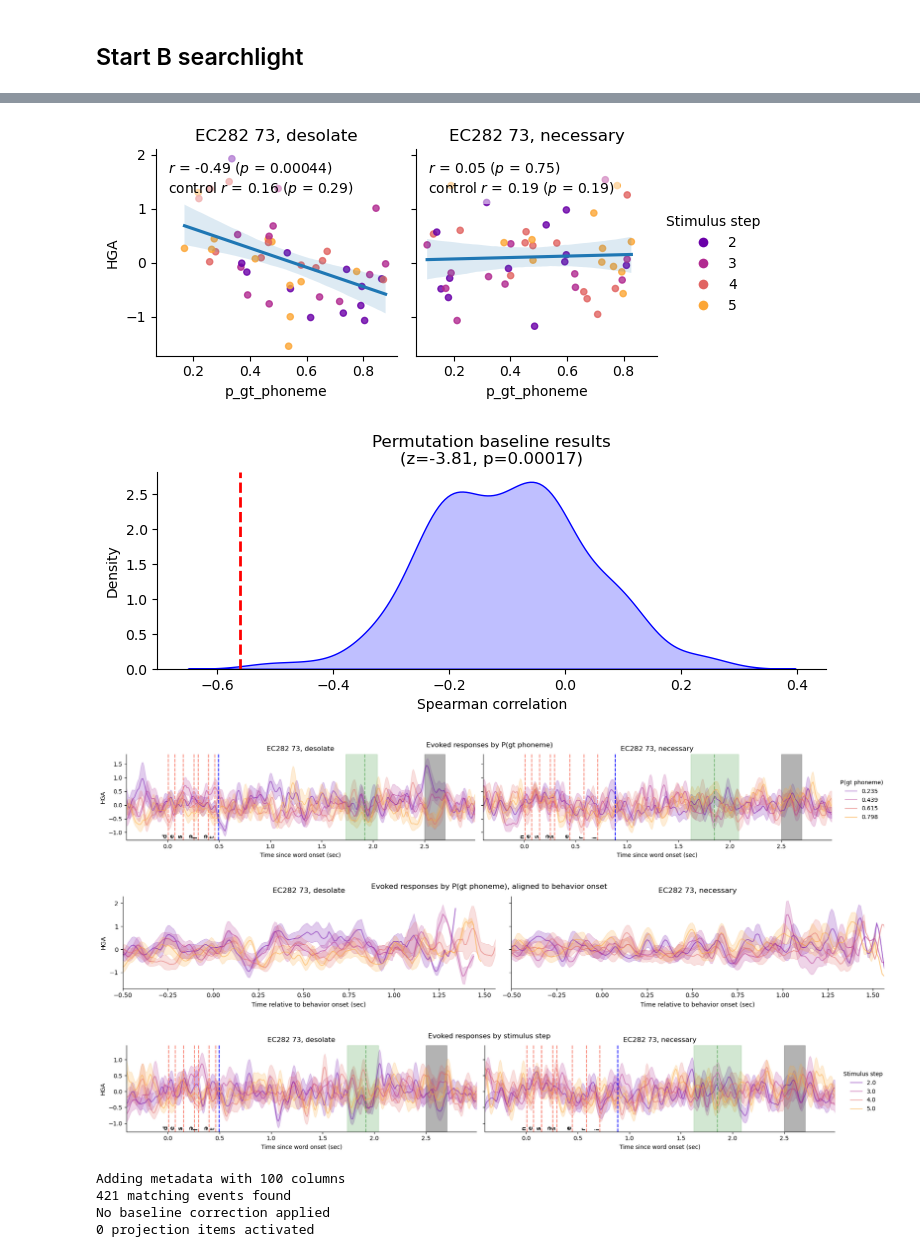
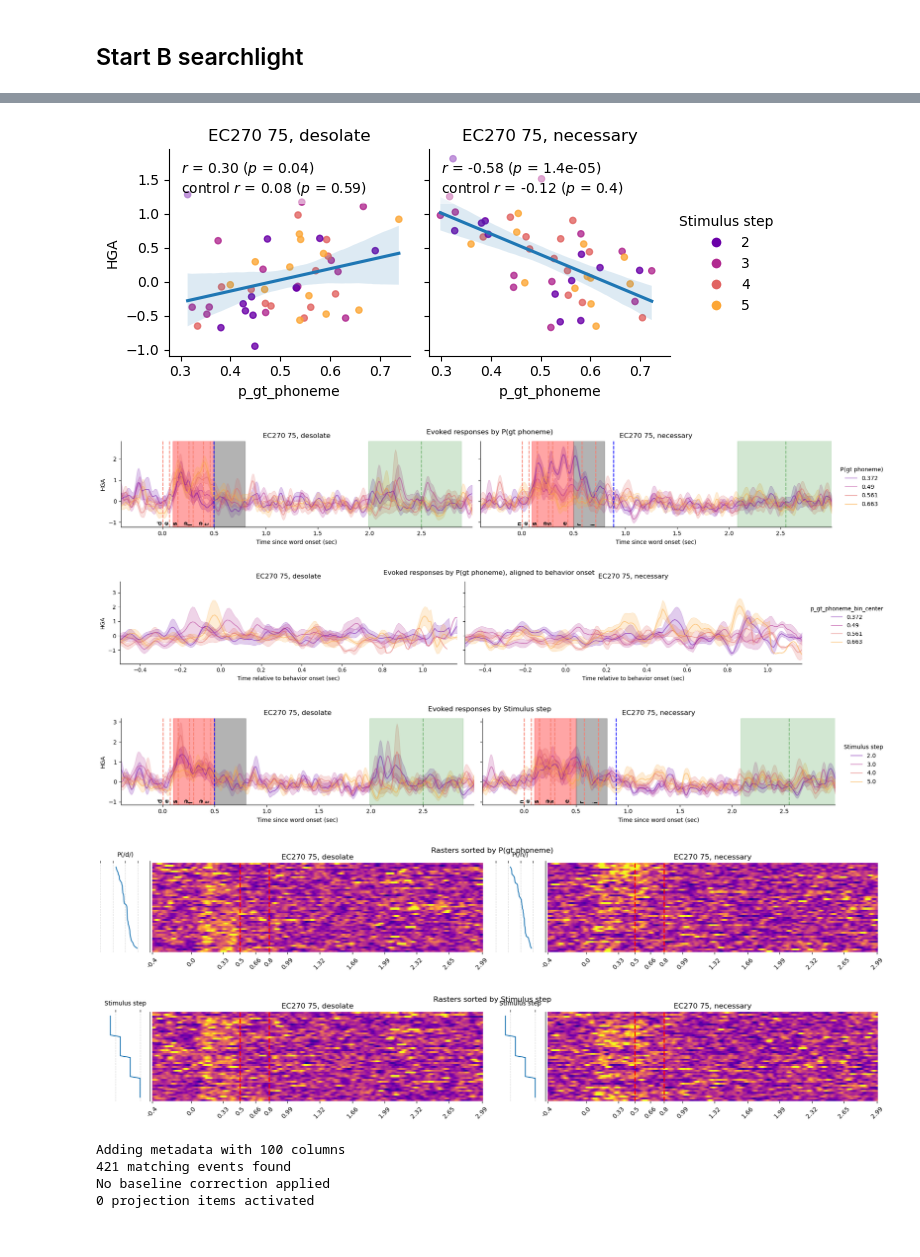
Before and after one commit to hans/barakeet, a Jupyter notebook: notebooks/phoneme_causal4.ipynb, the cells around one changed output, grey strips where cells are left out. Saved outputs shown, nothing was run; the diff lists cells and outputs as text; code cells hidden in the pictures.

```diff
--- a/notebooks/phoneme_causal4.ipynb
+++ b/notebooks/phoneme_causal4.ipynb
@@ -91,3 +134,5 @@ electrode_df
+# %%
+electrode_df = electrode_df.astype({"speech_responsive": bool})
 # %% [markdown]
 ## Model sketch
 # %%
@@ -128,7 +173,7 @@ n_repeats = 10
 split_strategy = "extreme" # "stratify" or "extreme"
 
 for repeat in trange(n_repeats):
-    for population in tqdm(populations):
+    for population in tqdm(populations, leave=False):
         result = run_causal4_analysis(
             epochs, subject=population["subject"],
             phoneme_pair=population["phoneme_pair"],
@@ -441,6 +674,14 @@ def plot_searchlight_response(row):
     plot_key = (subject, phoneme_pair, population_A)
     plot_num_quantiles = 4
     plot_meta = all_results_meta[plot_key, 0]
+
+    population_A_spec = populations_dict[(subject, phoneme_pair, population_A)]
+    population_A_window = population_A_spec["window_a"]
+    # convert to samples
+    population_A_window = (
+        plot_meta.epochs.time_as_index(population_A_window[0])[0],
+        plot_meta.epochs.time_as_index(population_A_window[1])[0],
+    )
 
     # sanity check: test trials are the same across repeats
     test_trial_indices = np.array([all_results_meta[(plot_key, repeat)].test_trial_metadata.index
@@ -480,22 +721,24 @@ def plot_searchlight_response(row):
 
     ####
 
-    # displot showing spearmanr results
-    spearmanr_results = np.array(row.counterfactual_spearmanr_list)
-    g_displot = sns.displot(
-        spearmanr_results,
-        kind="kde", fill=True, color="blue",
-        height=2.5, aspect=3,
-    )
-    spearmanr_obs = row.corr_left if row.p_val_left < row.p_val_right else row.corr_right
-    g_displot.ax.axvline(spearmanr_obs, color="red", linestyle="--", label="Observed", linewidth=2)
-    g_displot.ax.set_xlabel("Spearman correlation")
-    g_displot.ax.set_title(f"Permutation baseline results\n(z={row.counterfactual_test_z:.2f}, p={row.counterfactual_test_p:.2g})")
+    # DEV
+    g_displot = None
+    # # displot showing spearmanr results
+    # spearmanr_results = np.array(row.counterfactual_spearmanr_list)
+    # g_displot = sns.displot(
+    #     spearmanr_results,
+    #     kind="kde", fill=True, color="blue",
+    #     height=2.5, aspect=3,
+    # )
+    # spearmanr_obs = row.corr_left if row.p_val_left < row.p_val_right else row.corr_right
+    # g_displot.ax.axvline(spearmanr_obs, color="red", linestyle="--", label="Observed", linewidth=2)
+    # g_displot.ax.set_xlabel("Spearman correlation")
+    # g_displot.ax.set_title(f"Permutation baseline results\n(z={row.counterfactual_test_z:.2f}, p={row.counterfactual_test_p:.2g})")
 
     ####
 
     g = causal4.plot_causal4_evoked(
-        plot_meta, plot_meta_df, subject, population_B_window,
+        plot_meta, plot_meta_df, subject, population_A_window, population_B_window,
         hue="p_gt_phoneme_bin_center"
     )
 
@@ -545,7 +788,7 @@ def plot_searchlight_response(row):
     ####
 
     g_evoked_resampled = causal4.plot_causal4_evoked(
-        plot_meta, plot_meta_df, subject, population_B_window,
+        plot_meta, plot_meta_df, subject, population_A_window, population_B_window,
         hue="resampled"
     )
 
@@ -563,15 +806,16 @@ def plot_searchlight_response(row):
             g, g_evoked_by_behavior, g_evoked_resampled,
             g_raster, g_raster_resampled)
 # %%
-plot_row =  searchlight_results_df.iloc[7]
+plot_row =  searchlight_results_df.iloc[0]
 plot_searchlight_response(plot_row)
 None
 # %% [output]
-[figure, old version]
+[figure, new version]
-[figure, old version]
+[figure, new version]
-[figure, old version]
+[figure, new version]
-[figure, old version]
+[figure, new version]
-[figure, old version]
+[figure, new version]
+[figure, added]
 # %%
 from matplotlib.backends.backend_pdf import PdfPages
 
```
Also changed, not shown: parts of 30 cells of this notebook, 1 other file.
